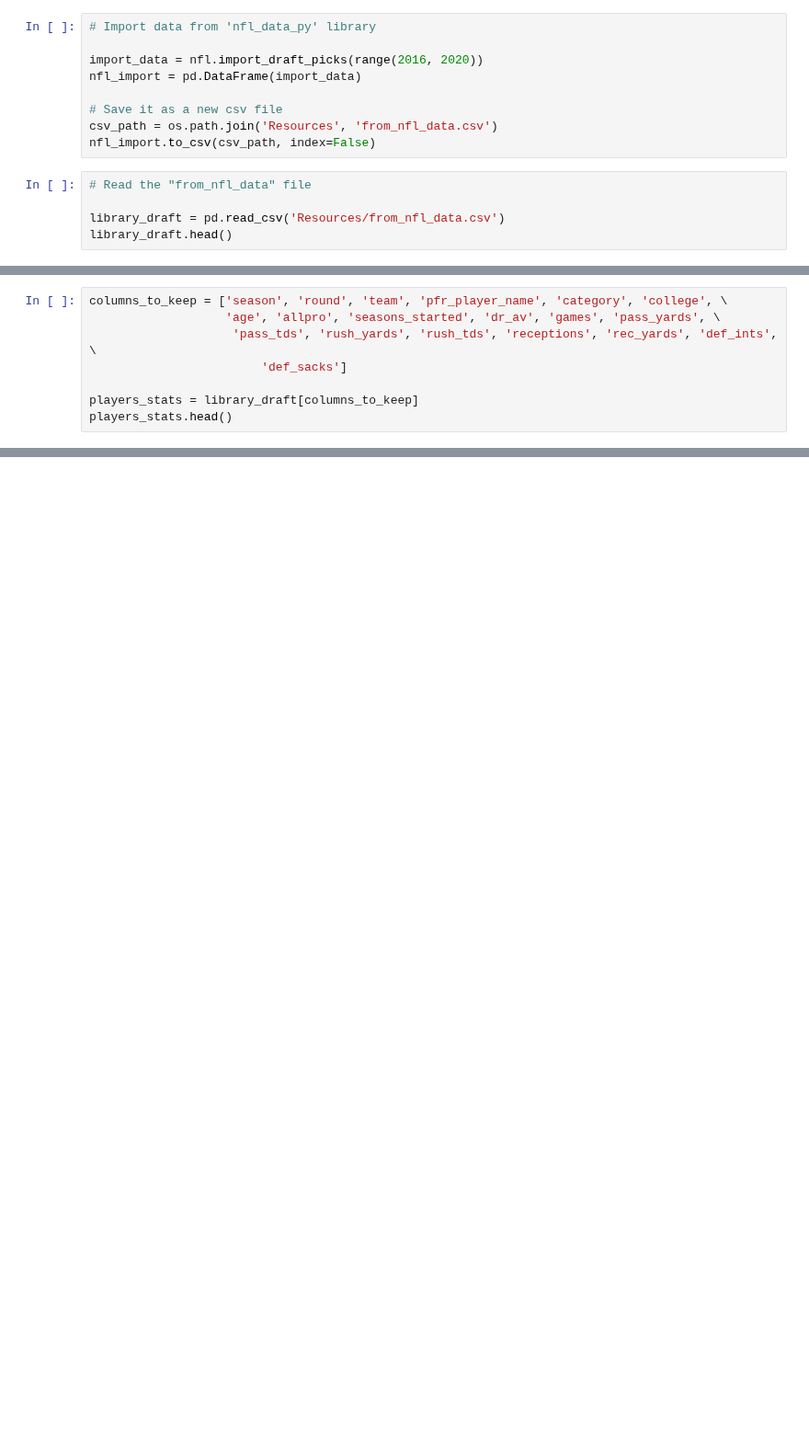
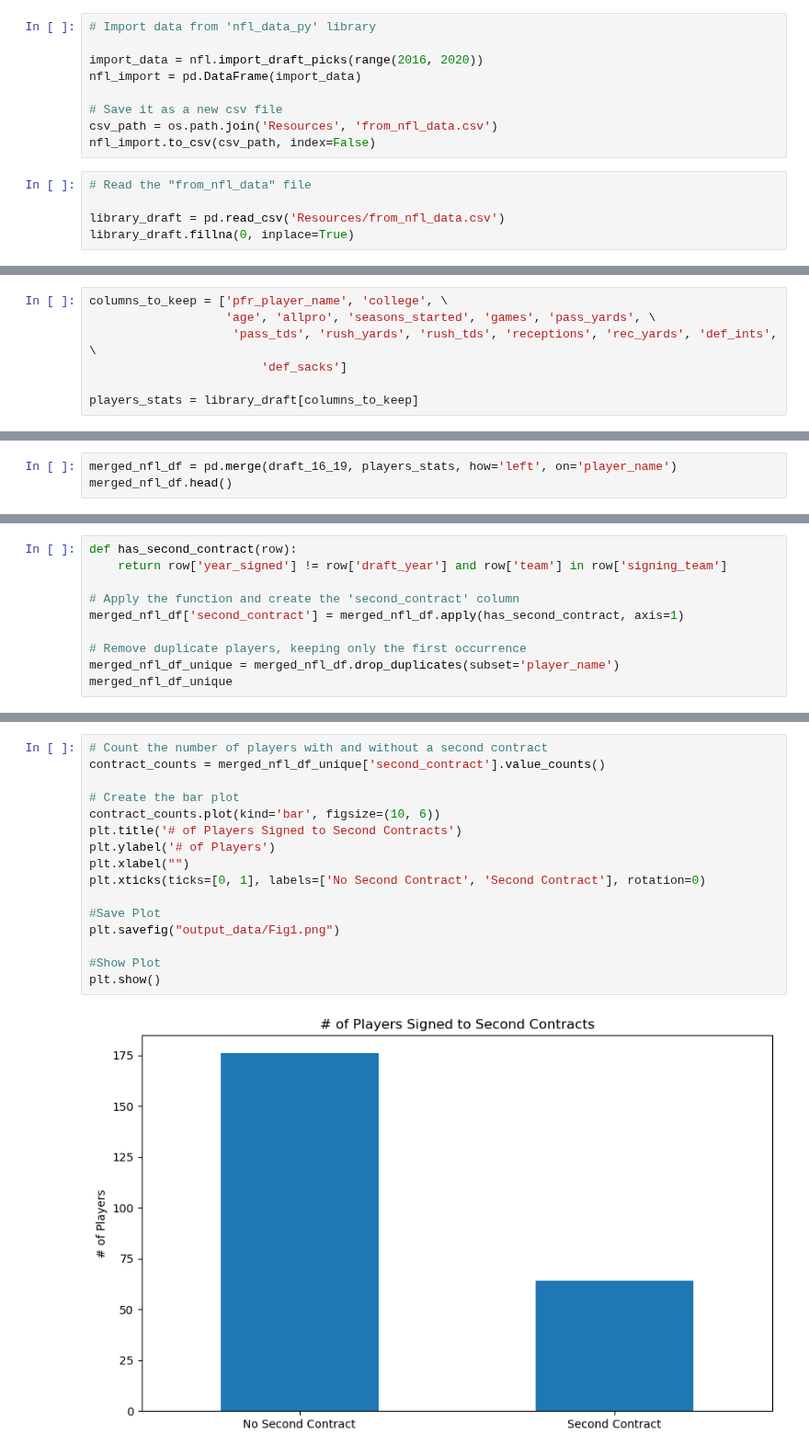
Before and after one commit to maslla100/NFL-Draft-Trends-, a Jupyter notebook: NFL_project.ipynb, the cells around one changed output, grey strips where cells are left out. Shown at 92% size. Saved outputs shown, nothing was run; the diff lists cells and outputs as text; blank space fills up the shorter version.

Commit message:
Graph updates

```diff
--- a/NFL_project.ipynb
+++ b/NFL_project.ipynb
@@ -41,4 +110,4 @@ nfl_import.to_csv(csv_path, index=False)
 # Read the "from_nfl_data" file
 
 library_draft = pd.read_csv('Resources/from_nfl_data.csv')
-library_draft.head()
+library_draft.fillna(0, inplace=True)
@@ -53,8 +114,7 @@ library_draft.head()
 # %%
-columns_to_keep = ['season', 'round', 'team', 'pfr_player_name', 'category', 'college', \
-                   'age', 'allpro', 'seasons_started', 'dr_av', 'games', 'pass_yards', \
+columns_to_keep = ['pfr_player_name', 'college', \
+                   'age', 'allpro', 'seasons_started', 'games', 'pass_yards', \
                     'pass_tds', 'rush_yards', 'rush_tds', 'receptions', 'rec_yards', 'def_ints', \
                         'def_sacks']
 
 players_stats = library_draft[columns_to_keep]
-players_stats.head()
@@ -67,0 +160,3 @@ players_stats.head()
+# %%
+merged_nfl_df = pd.merge(draft_16_19, players_stats, how='left', on='player_name')
+merged_nfl_df.head()
@@ -67,0 +189,10 @@ players_stats.head()
+# %%
+def has_second_contract(row):
+    return row['year_signed'] != row['draft_year'] and row['team'] in row['signing_team']
+
+# Apply the function and create the 'second_contract' column
+merged_nfl_df['second_contract'] = merged_nfl_df.apply(has_second_contract, axis=1)
+
+# Remove duplicate players, keeping only the first occurrence
+merged_nfl_df_unique = merged_nfl_df.drop_duplicates(subset='player_name')
+merged_nfl_df_unique
@@ -67,0 +230,18 @@ players_stats.head()
+# %%
+# Count the number of players with and without a second contract
+contract_counts = merged_nfl_df_unique['second_contract'].value_counts()
+
+# Create the bar plot
+contract_counts.plot(kind='bar', figsize=(10, 6))
+plt.title('# of Players Signed to Second Contracts')
+plt.ylabel('# of Players')
+plt.xlabel("")
+plt.xticks(ticks=[0, 1], labels=['No Second Contract', 'Second Contract'], rotation=0)
+
+#Save Plot
+plt.savefig("output_data/Fig1.png")
+
+#Show Plot
+plt.show()
+# %% [output]
+[figure, added]
```
Also changed, not shown: parts of 32 cells of this notebook.
